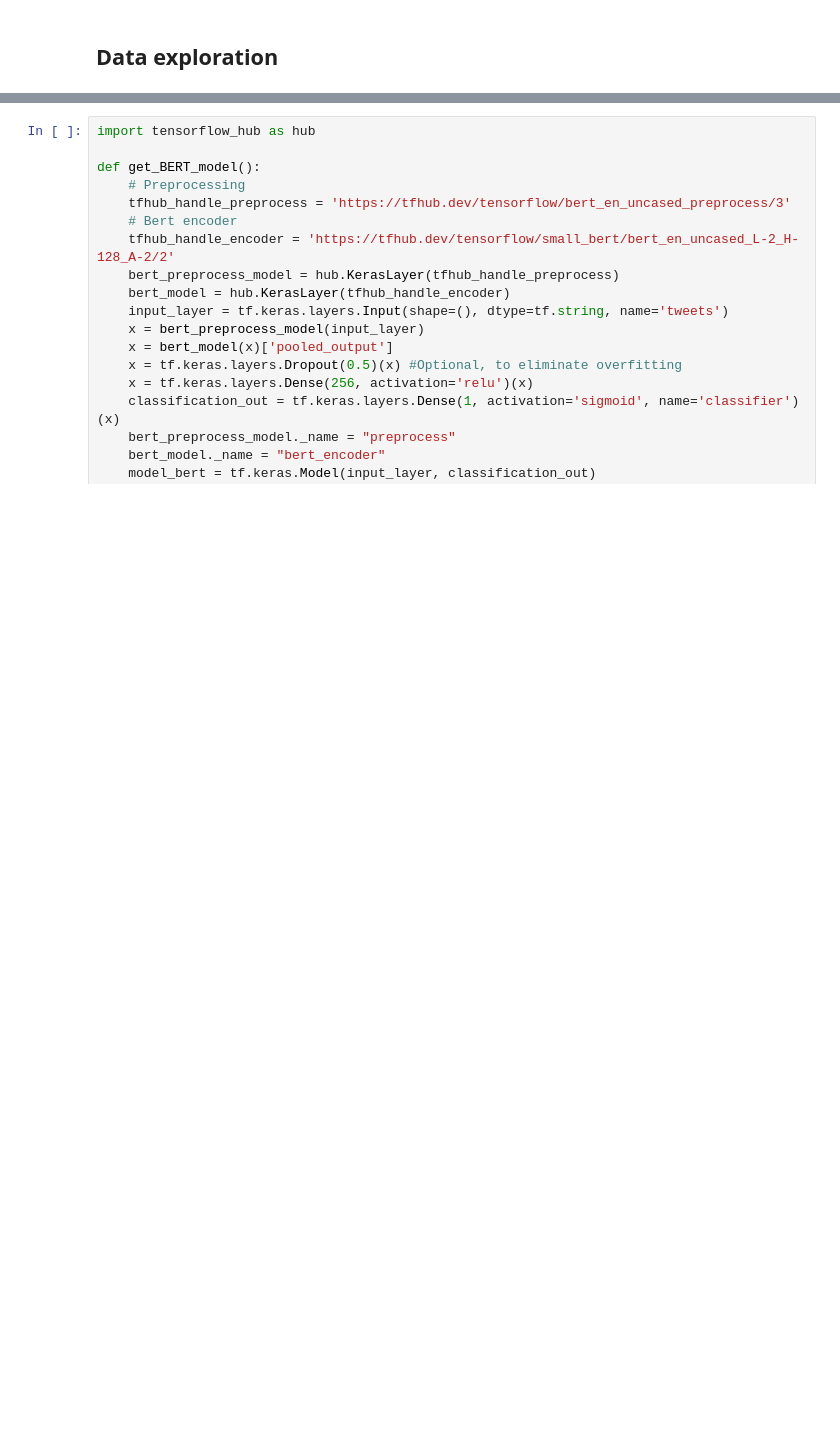
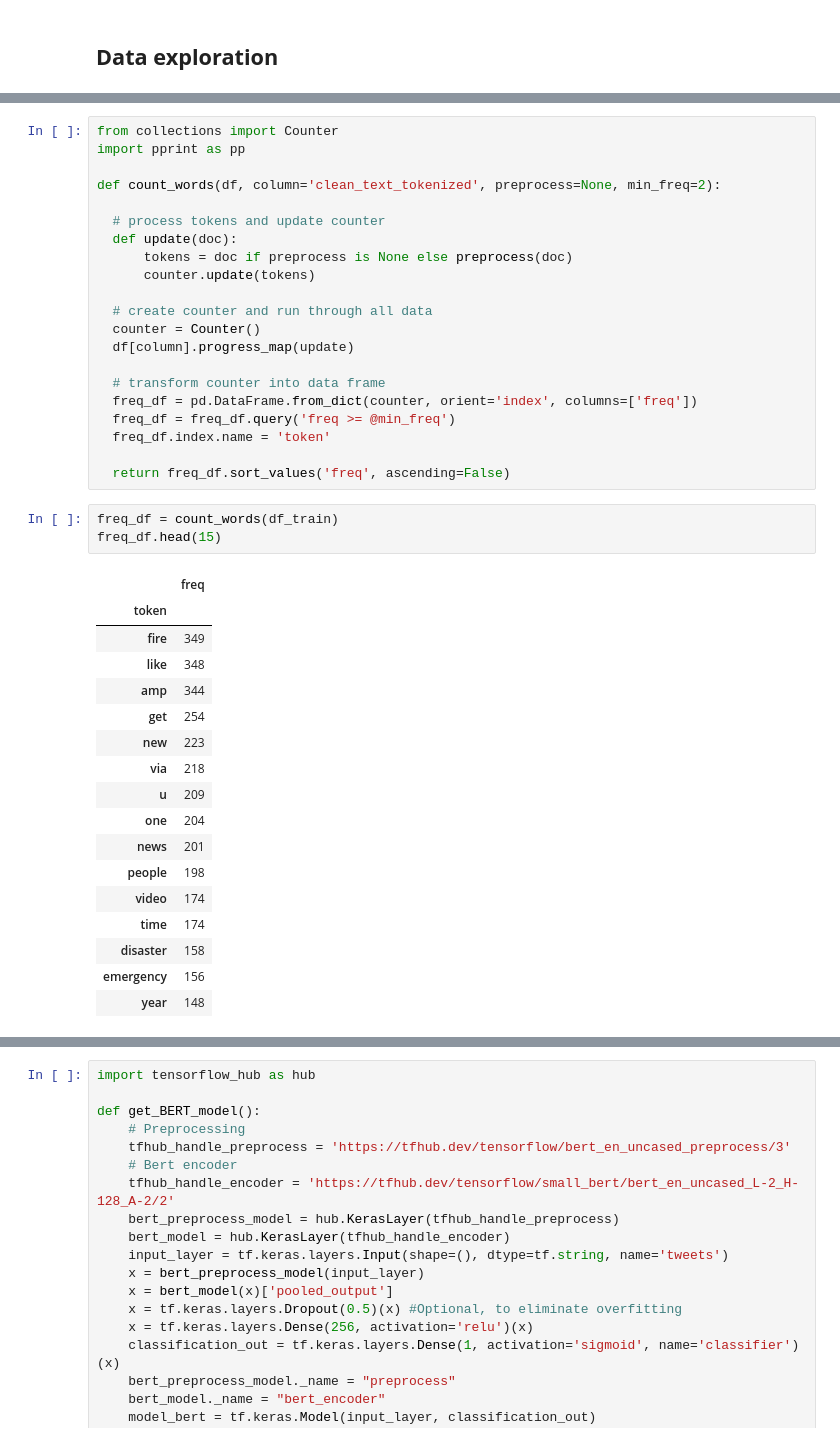
Before and after one commit to julianencisoizquierdo/NLP_Python_disaster_tweets, a Jupyter notebook: NLP_Disaster_Tweets.ipynb, the cells around one changed output, grey strips where cells are left out. Saved outputs shown, nothing was run; the diff lists cells and outputs as text; blank space fills up the shorter version.

```diff
--- a/NLP_Disaster_Tweets.ipynb
+++ b/NLP_Disaster_Tweets.ipynb
@@ -316,0 +394,42 @@ df_train.sample(10)
+# %%
+from collections import Counter
+import pprint as pp
+
+def count_words(df, column='clean_text_tokenized', preprocess=None, min_freq=2):
+
+  # process tokens and update counter
+  def update(doc):
+      tokens = doc if preprocess is None else preprocess(doc)
+      counter.update(tokens)
+
+  # create counter and run through all data
+  counter = Counter()
+  df[column].progress_map(update)
+
+  # transform counter into data frame
+  freq_df = pd.DataFrame.from_dict(counter, orient='index', columns=['freq'])
+  freq_df = freq_df.query('freq >= @min_freq')
+  freq_df.index.name = 'token'
+
+  return freq_df.sort_values('freq', ascending=False)
+# %%
+freq_df = count_words(df_train)
+freq_df.head(15)
+# %% [output]
+|  | freq |
+| token |  |
+| fire | 349 |
+| like | 348 |
+| amp | 344 |
+| get | 254 |
+| new | 223 |
+| via | 218 |
+| u | 209 |
+| one | 204 |
+| news | 201 |
+| people | 198 |
+| video | 174 |
+| time | 174 |
+| disaster | 158 |
+| emergency | 156 |
+| year | 148 |
```
Also changed, not shown: parts of 21 cells of this notebook.
